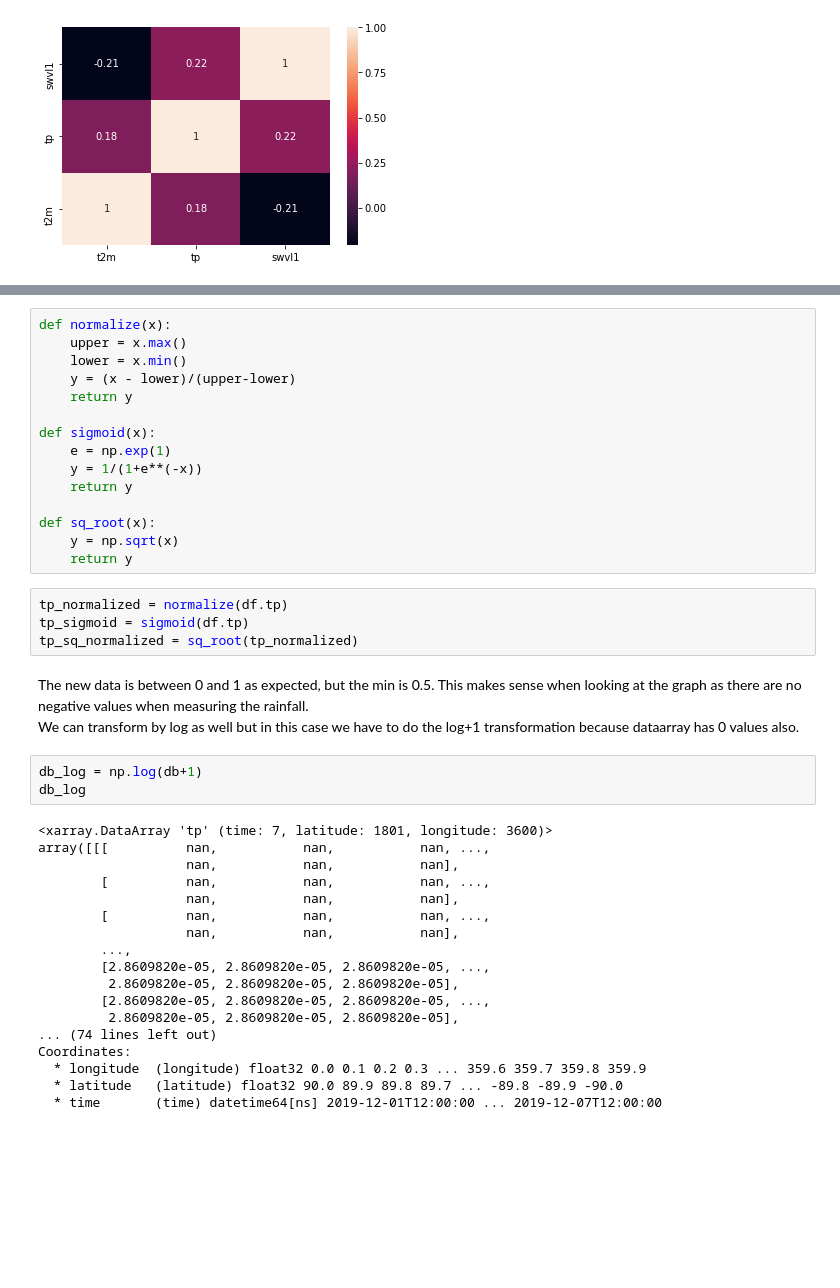
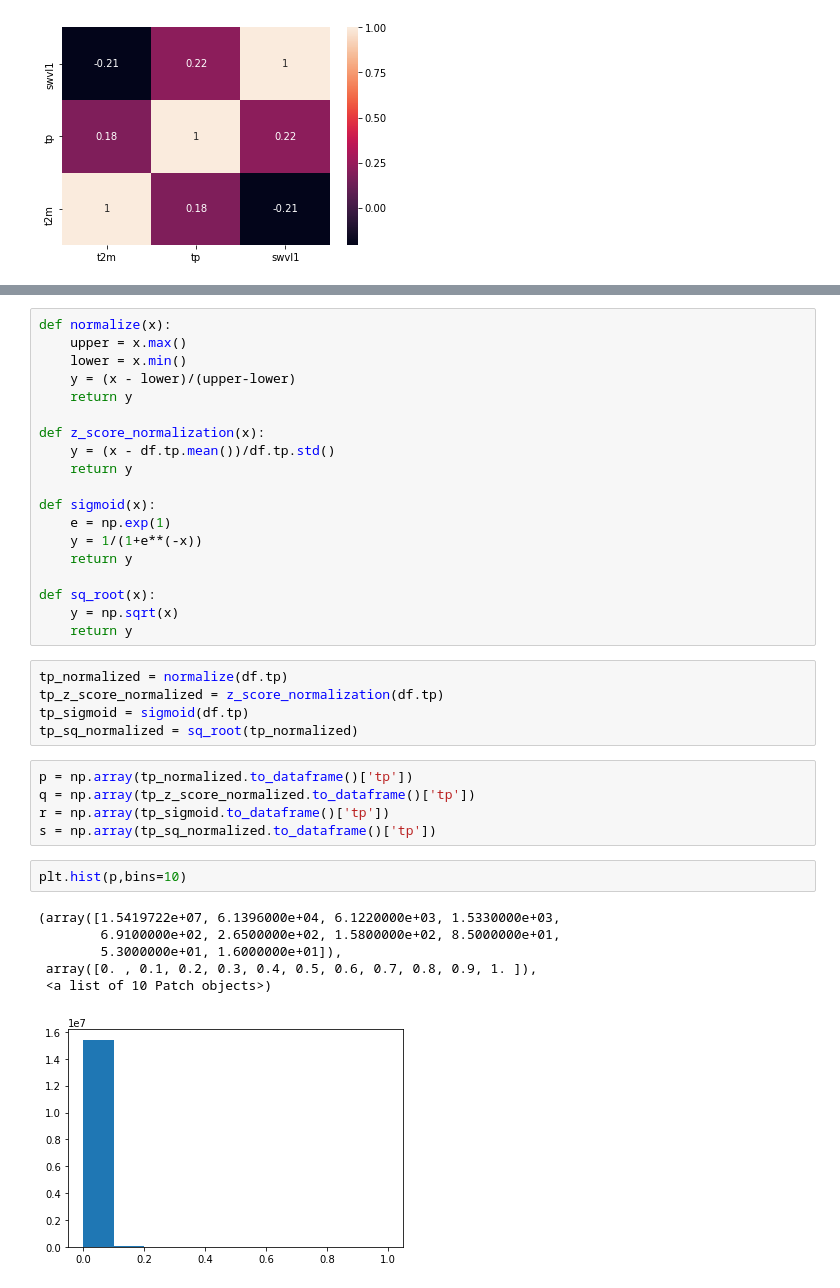
Before and after one commit to visvash/Climate-Informatics, a Jupyter notebook: Climate Informatics Project.ipynb, the cells around one changed output, grey strips where cells are left out. Cells and saved outputs as stored; diff of their text form; blank space fills up the shorter version.

```diff
--- a/Climate Informatics Project.ipynb
+++ b/Climate Informatics Project.ipynb
@@ -696,6 +697,10 @@ def normalize(x):
     upper = x.max()
     lower = x.min()
     y = (x - lower)/(upper-lower)
+    return y
+
+def z_score_normalization(x):
+    y = (x - df.tp.mean())/df.tp.std()
     return y
 
 def sigmoid(x):
@@ -708,29 +713,20 @@ def sq_root(x):
     return y
 # %%
 tp_normalized = normalize(df.tp)
+tp_z_score_normalized = z_score_normalization(df.tp)
 tp_sigmoid = sigmoid(df.tp)
 tp_sq_normalized = sq_root(tp_normalized)
-# %% [markdown]
-The new data is between 0 and 1 as expected, but the min is 0.5. This makes sense when looking at the graph as there are no negative values when measuring the rainfall.
-We can transform by log as well but in this case we have to do the log+1 transformation because dataarray has 0 values also.
-# %%
-db_log = np.log(db+1)
-db_log
-# %% [output]
-<xarray.DataArray 'tp' (time: 7, latitude: 1801, longitude: 3600)>
-array([[[          nan,           nan,           nan, ...,
-                   nan,           nan,           nan],
-        [          nan,           nan,           nan, ...,
-                   nan,           nan,           nan],
-        [          nan,           nan,           nan, ...,
-                   nan,           nan,           nan],
-        ...,
-        [2.8609820e-05, 2.8609820e-05, 2.8609820e-05, ...,
-         2.8609820e-05, 2.8609820e-05, 2.8609820e-05],
-        [2.8609820e-05, 2.8609820e-05, 2.8609820e-05, ...,
-         2.8609820e-05, 2.8609820e-05, 2.8609820e-05],
-... (74 lines left out)
-Coordinates:
-  * longitude  (longitude) float32 0.0 0.1 0.2 0.3 ... 359.6 359.7 359.8 359.9
-  * latitude   (latitude) float32 90.0 89.9 89.8 89.7 ... -89.8 -89.9 -90.0
-  * time       (time) datetime64[ns] 2019-12-01T12:00:00 ... 2019-12-07T12:00:00
+# %%
+p = np.array(tp_normalized.to_dataframe()['tp'])
+q = np.array(tp_z_score_normalized.to_dataframe()['tp'])
+r = np.array(tp_sigmoid.to_dataframe()['tp'])
+s = np.array(tp_sq_normalized.to_dataframe()['tp'])
+# %%
+plt.hist(p,bins=10)
+# %% [output]
+(array([1.5419722e+07, 6.1396000e+04, 6.1220000e+03, 1.5330000e+03,
+        6.9100000e+02, 2.6500000e+02, 1.5800000e+02, 8.5000000e+01,
+        5.3000000e+01, 1.6000000e+01]),
+ array([0. , 0.1, 0.2, 0.3, 0.4, 0.5, 0.6, 0.7, 0.8, 0.9, 1. ]),
+ <a list of 10 Patch objects>)
+[figure, added]
```
Also changed, not shown: parts of 12 cells of this notebook.
